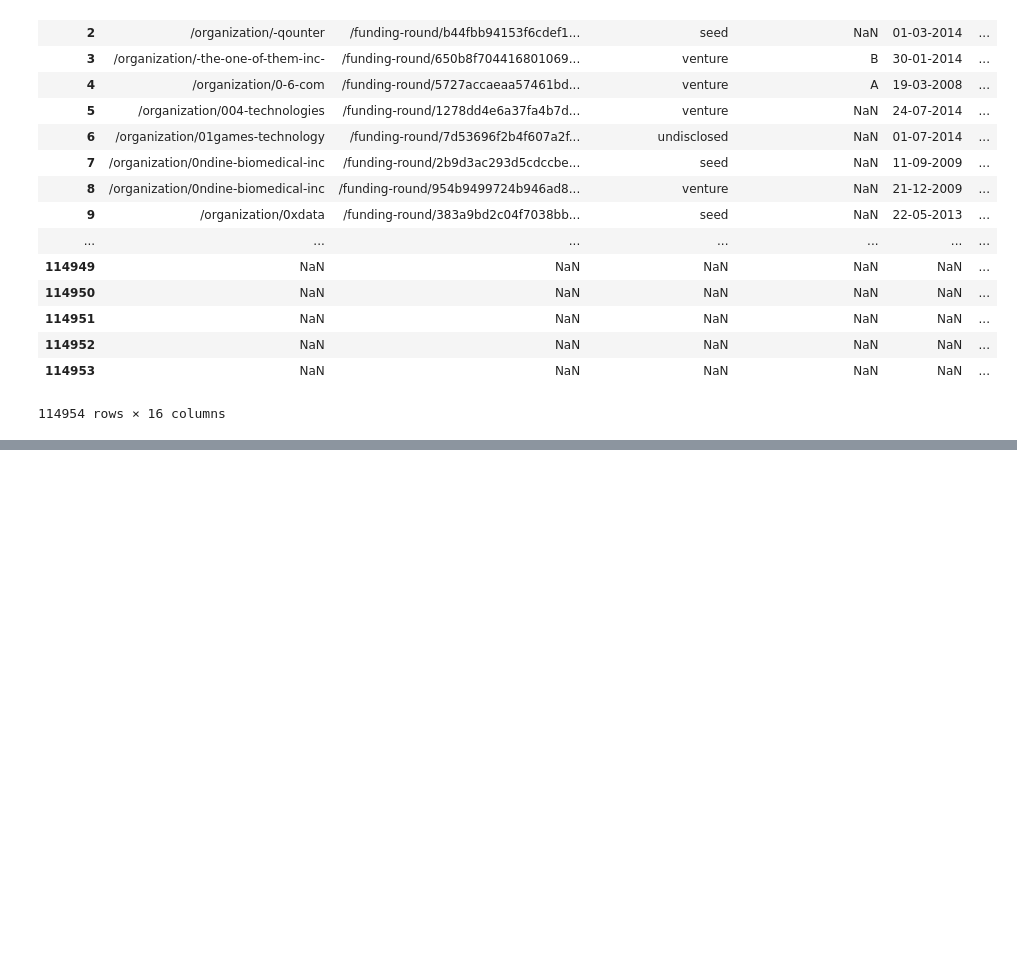
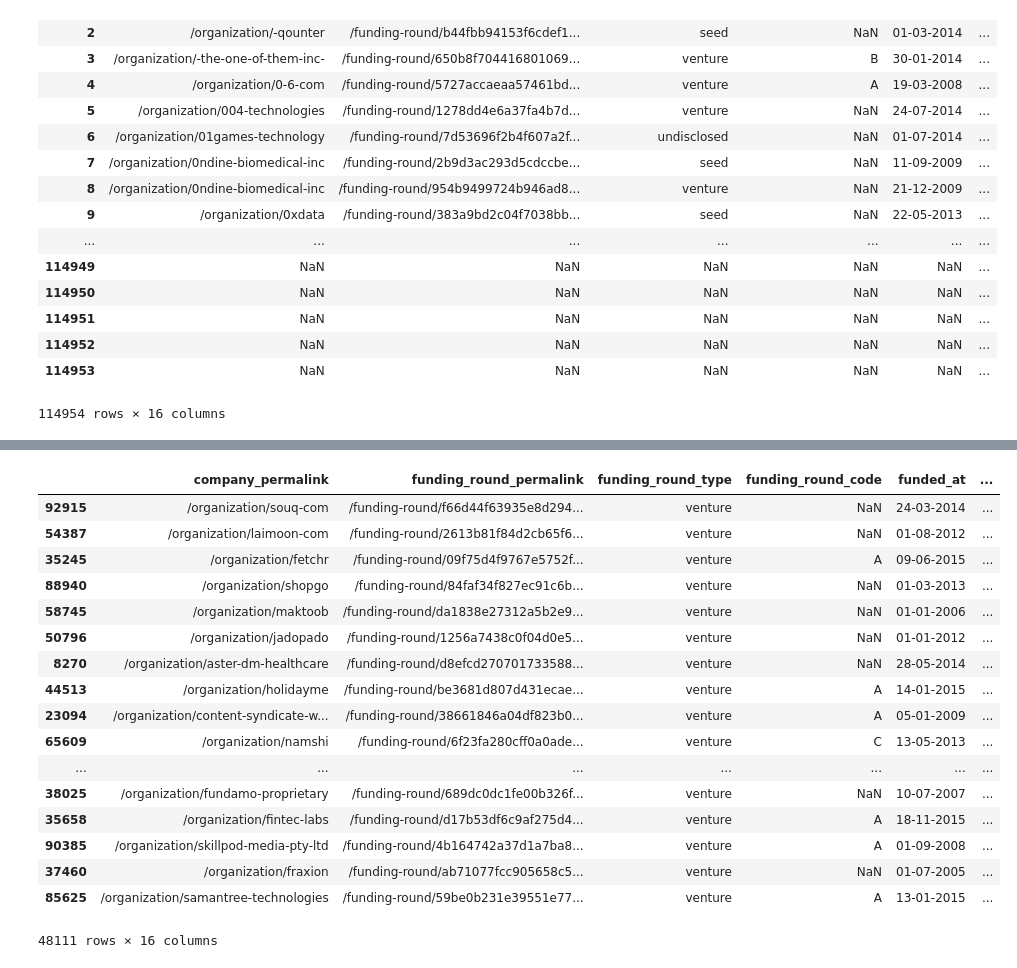
Before and after one commit to Shashi-Bhushan/upgrad-ml, a Jupyter notebook: StatisticsEssential/Module3/StatisticsEssential-Module3.ipynb, the cells around one changed output, grey strips where cells are left out. Saved outputs shown, nothing was run; the diff lists cells and outputs as text; code cells hidden in the pictures; blank space fills up the shorter version.

```diff
--- a/StatisticsEssential/Module3/StatisticsEssential-Module3.ipynb
+++ b/StatisticsEssential/Module3/StatisticsEssential-Module3.ipynb
@@ -175,3 +175,17 @@ master_frame
 | 114952 | NaN | NaN | NaN | NaN | NaN | ... |
 | 114953 | NaN | NaN | NaN | NaN | NaN | ... |
 114954 rows × 16 columns
+# %%
+funding_round_type =master_frame['funding_round_type']
+print(funding_round_type.isnull().sum())
+print(funding_round_type.unique())
+
+venture = master_frame.loc[master_frame['funding_round_type'] == 'venture']
+angel = master_frame.loc[master_frame['funding_round_type'] == 'angel']
+seed = master_frame.loc[master_frame['funding_round_type'] == 'seed']
+private_equity = master_frame.loc[master_frame['funding_round_type'] == 'private_equity']
+
+print(len(venture))
+print(len(angel))
+print(len(seed))
+print(len(private_equity))
@@ -177,0 +257,5 @@ master_frame
+# %%
+# Remove entires with NaN raised_amount_usd
+venture = venture.loc[~venture['raised_amount_usd'].isnull()]
+# remove entires with NaN country
+venture = venture.loc[~venture['country_code'].isnull()]
@@ -177,0 +282,21 @@ master_frame
+# %%
+venture.sort_values('country_code')
+# %% [output]
+|  | company_permalink | funding_round_permalink | funding_round_type | funding_round_code | funded_at | ... |
+| 92915 | /organization/souq-com | /funding-round/f66d44f63935e8d294... | venture | NaN | 24-03-2014 | ... |
+| 54387 | /organization/laimoon-com | /funding-round/2613b81f84d2cb65f6... | venture | NaN | 01-08-2012 | ... |
+| 35245 | /organization/fetchr | /funding-round/09f75d4f9767e5752f... | venture | A | 09-06-2015 | ... |
+| 88940 | /organization/shopgo | /funding-round/84faf34f827ec91c6b... | venture | NaN | 01-03-2013 | ... |
+| 58745 | /organization/maktoob | /funding-round/da1838e27312a5b2e9... | venture | NaN | 01-01-2006 | ... |
+| 50796 | /organization/jadopado | /funding-round/1256a7438c0f04d0e5... | venture | NaN | 01-01-2012 | ... |
+| 8270 | /organization/aster-dm-healthcare | /funding-round/d8efcd270701733588... | venture | NaN | 28-05-2014 | ... |
+| 44513 | /organization/holidayme | /funding-round/be3681d807d431ecae... | venture | A | 14-01-2015 | ... |
+| 23094 | /organization/content-syndicate-w... | /funding-round/38661846a04df823b0... | venture | A | 05-01-2009 | ... |
+| 65609 | /organization/namshi | /funding-round/6f23fa280cff0a0ade... | venture | C | 13-05-2013 | ... |
+| ... | ... | ... | ... | ... | ... | ... |
+| 38025 | /organization/fundamo-proprietary | /funding-round/689dc0dc1fe00b326f... | venture | NaN | 10-07-2007 | ... |
+| 35658 | /organization/fintec-labs | /funding-round/d17b53df6c9af275d4... | venture | A | 18-11-2015 | ... |
+| 90385 | /organization/skillpod-media-pty-ltd | /funding-round/4b164742a37d1a7ba8... | venture | A | 01-09-2008 | ... |
+| 37460 | /organization/fraxion | /funding-round/ab71077fcc905658c5... | venture | NaN | 01-07-2005 | ... |
+| 85625 | /organization/samantree-technologies | /funding-round/59be0b231e39551e77... | venture | A | 13-01-2015 | ... |
+48111 rows × 16 columns
```
Also changed, not shown: parts of 4 cells of this notebook, 1 other file.
